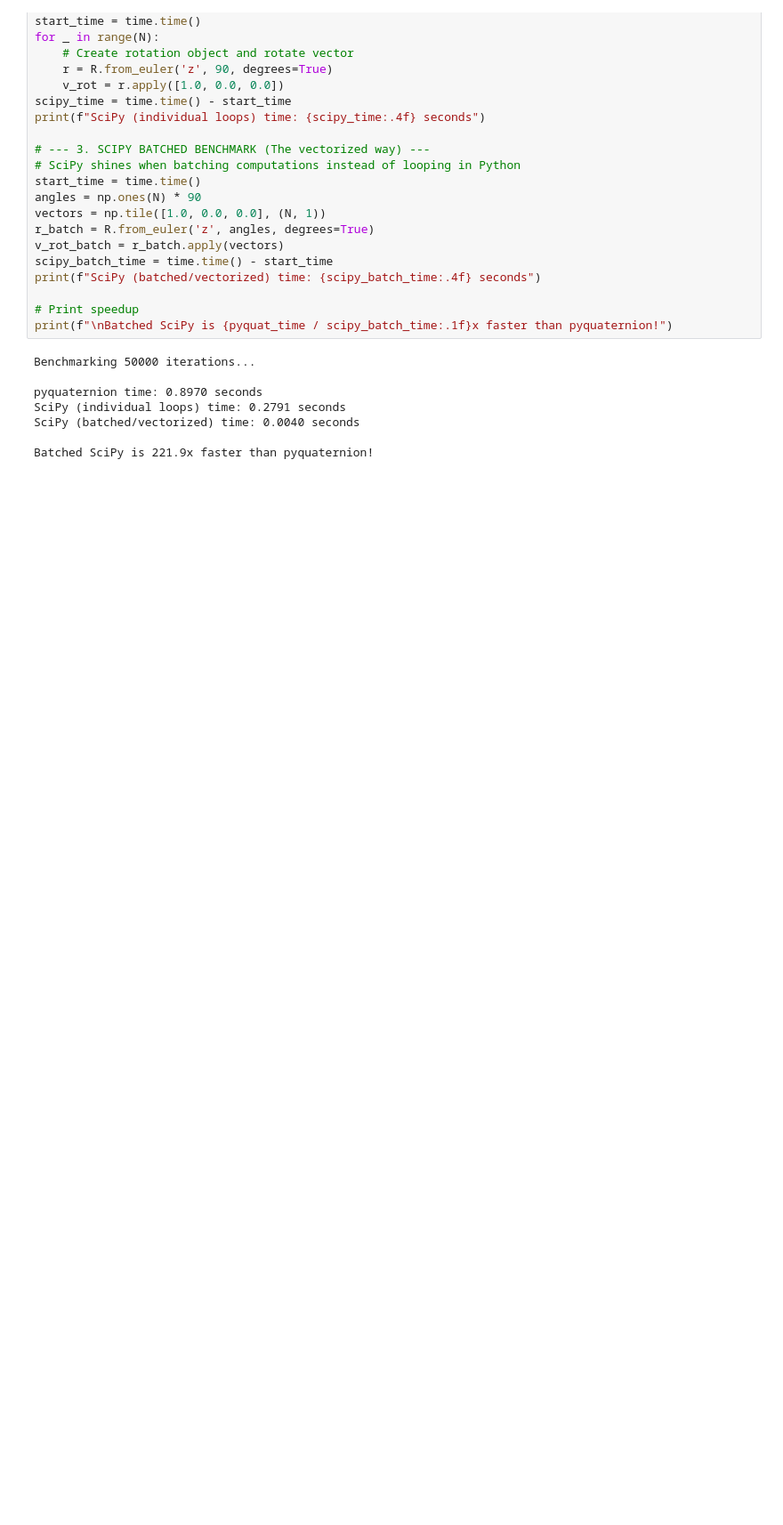
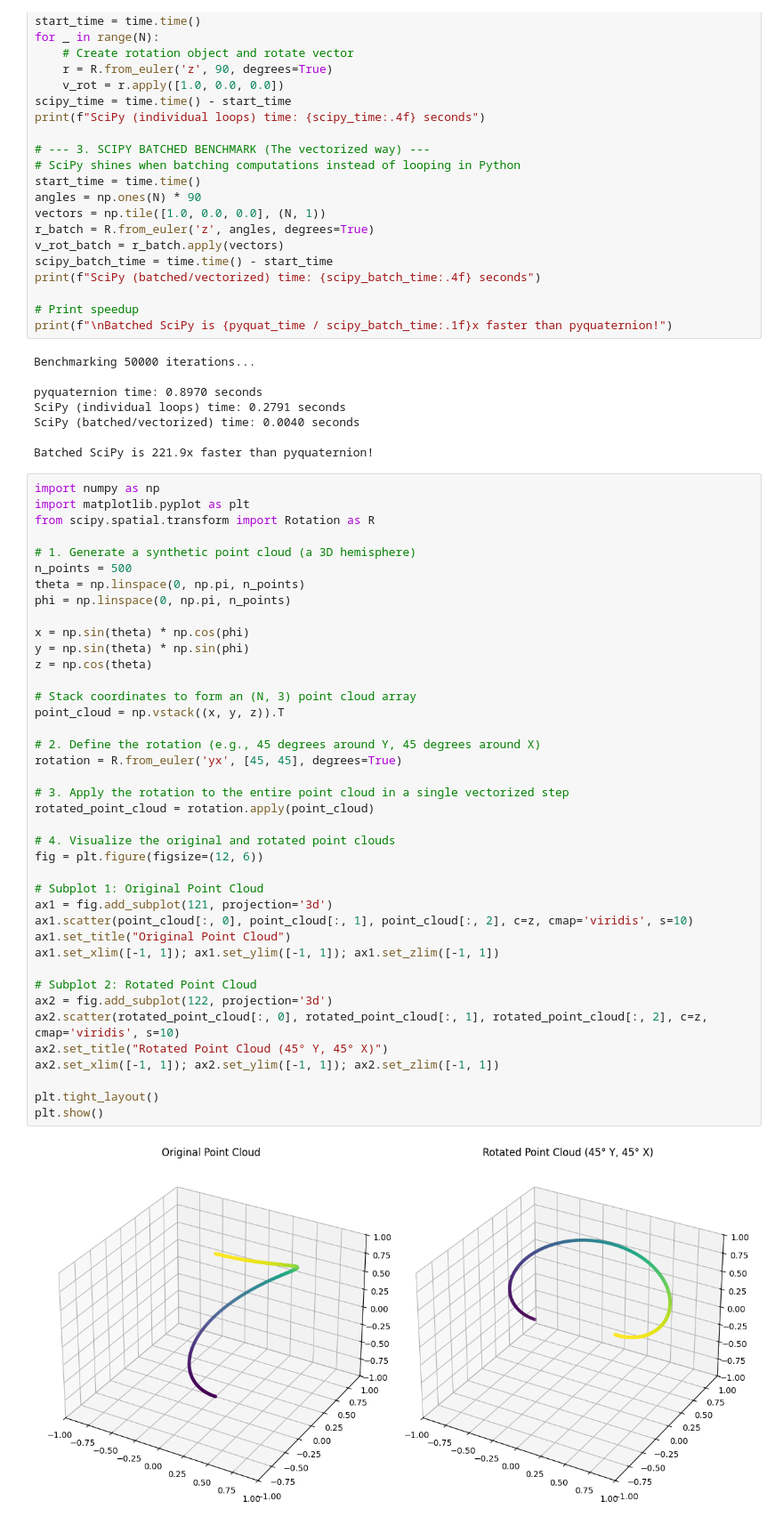
Before and after one commit to JacekDrzycimski/6tunnel, a Jupyter notebook: Quaternions_1.ipynb, the cells around one changed output. Shown at 89% size. Saved outputs shown, nothing was run; the diff lists cells and outputs as text; blank space fills up the shorter version.

```diff
--- a/Quaternions_1.ipynb
+++ b/Quaternions_1.ipynb
@@ -119,3 +119,45 @@ SciPy (individual loops) time: 0.2791 seconds
 SciPy (batched/vectorized) time: 0.0040 seconds
 
 Batched SciPy is 221.9x faster than pyquaternion!
+# %%
+import numpy as np
+import matplotlib.pyplot as plt
+from scipy.spatial.transform import Rotation as R
+
+# 1. Generate a synthetic point cloud (a 3D hemisphere)
+n_points = 500
+theta = np.linspace(0, np.pi, n_points)
+phi = np.linspace(0, np.pi, n_points)
+
+x = np.sin(theta) * np.cos(phi)
+y = np.sin(theta) * np.sin(phi)
+z = np.cos(theta)
+
+# Stack coordinates to form an (N, 3) point cloud array
+point_cloud = np.vstack((x, y, z)).T
+
+# 2. Define the rotation (e.g., 45 degrees around Y, 45 degrees around X)
+rotation = R.from_euler('yx', [45, 45], degrees=True)
+
+# 3. Apply the rotation to the entire point cloud in a single vectorized step
+rotated_point_cloud = rotation.apply(point_cloud)
+
+# 4. Visualize the original and rotated point clouds
+fig = plt.figure(figsize=(12, 6))
+
+# Subplot 1: Original Point Cloud
+ax1 = fig.add_subplot(121, projection='3d')
+ax1.scatter(point_cloud[:, 0], point_cloud[:, 1], point_cloud[:, 2], c=z, cmap='viridis', s=10)
+ax1.set_title("Original Point Cloud")
+ax1.set_xlim([-1, 1]); ax1.set_ylim([-1, 1]); ax1.set_zlim([-1, 1])
+
+# Subplot 2: Rotated Point Cloud
+ax2 = fig.add_subplot(122, projection='3d')
+ax2.scatter(rotated_point_cloud[:, 0], rotated_point_cloud[:, 1], rotated_point_cloud[:, 2], c=z, cmap='viridis', s=10)
+ax2.set_title("Rotated Point Cloud (45° Y, 45° X)")
+ax2.set_xlim([-1, 1]); ax2.set_ylim([-1, 1]); ax2.set_zlim([-1, 1])
+
+plt.tight_layout()
+plt.show()
+# %% [output]
+[figure, added]
```
Also changed, not shown: parts of 2 cells of this notebook.
